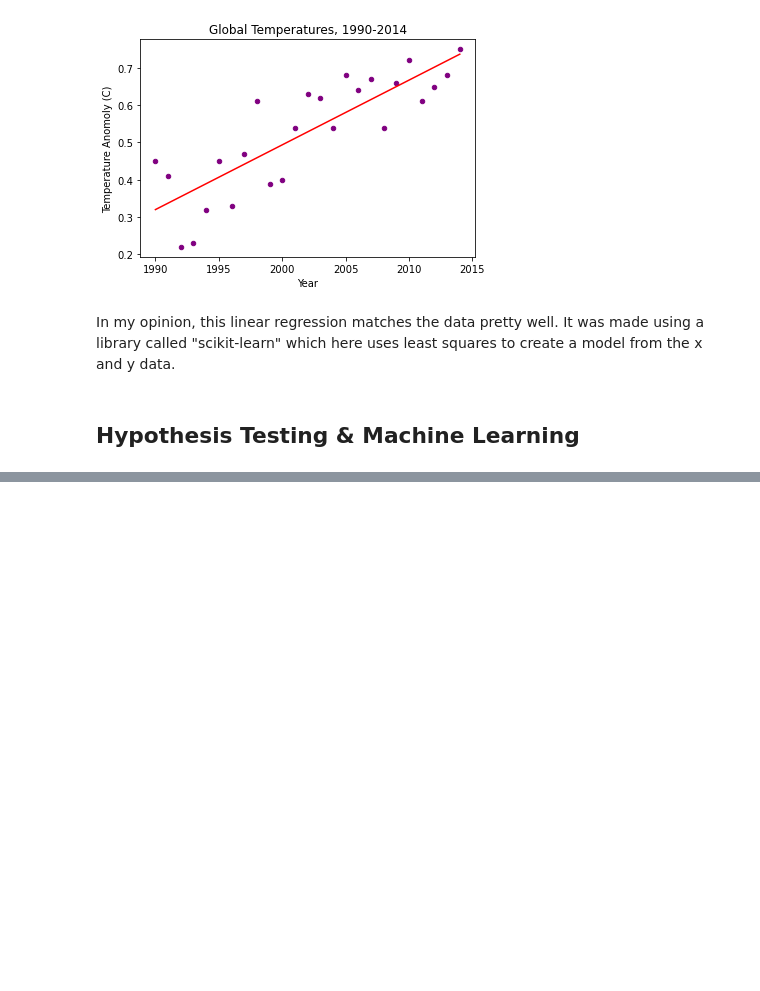
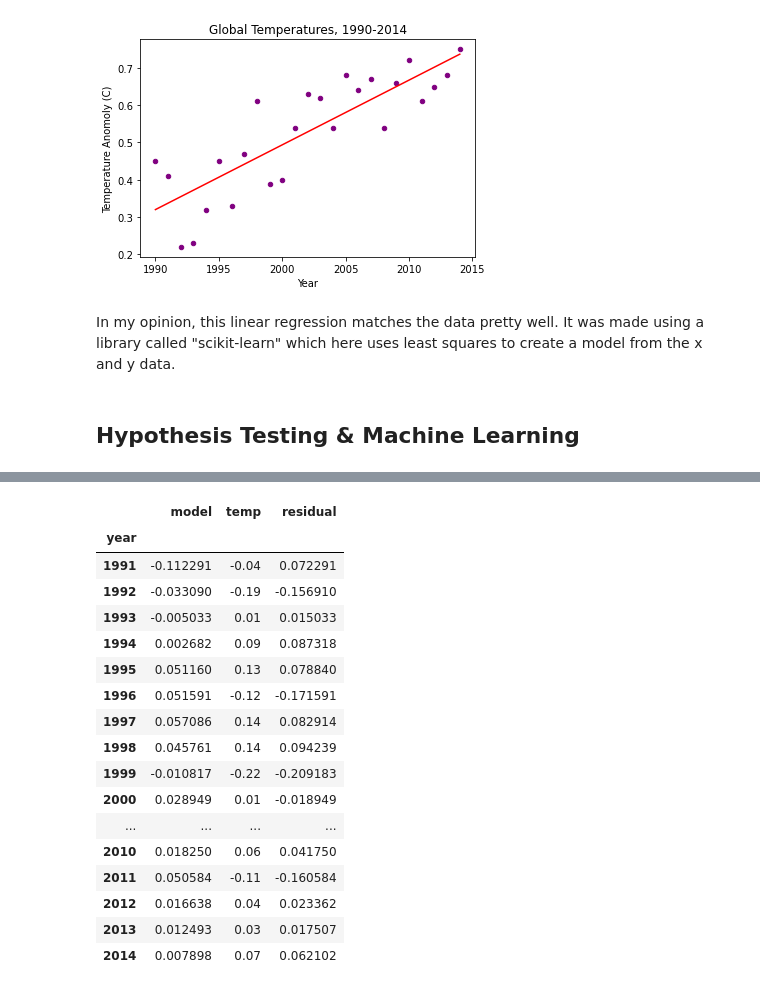
Before and after one commit to jpdevito/cmsc320, a Jupyter notebook: Tutorial.ipynb, the cells around one changed output, grey strips where cells are left out. Saved outputs shown, nothing was run; the diff lists cells and outputs as text; code cells hidden in the pictures; blank space fills up the shorter version.

Commit message:
tried model with diff of temp

```diff
--- a/Tutorial.ipynb
+++ b/Tutorial.ipynb
@@ -354,0 +304,5 @@ model_df.reset_index().plot(x="year", y="model", kind="scatter");
+# %%
+# creates the linear regression model
+X = df.reset_index(drop=True).drop(["GHGs", "temp"], axis=1).drop(0)
+y = df["temp"].diff().dropna()
+reg = LinearRegression().fit(X, y)
@@ -354,0 +311,7 @@ model_df.reset_index().plot(x="year", y="model", kind="scatter");
+# %%
+reg_df = pd.DataFrame(reg.predict(X))
+model_df = reg_df.set_index(df.index.drop(1990)).join(y)
+model_df.columns = ["model", "temp_diff"]
+model_df["residual"] = model_df["temp_diff"] - model_df["model"]
+
+model_df.head()
@@ -354,0 +355,21 @@ model_df.reset_index().plot(x="year", y="model", kind="scatter");
+# %%
+model_df
+# %% [output]
+|  | model | temp | residual |
+| year |  |  |  |
+| 1991 | -0.112291 | -0.04 | 0.072291 |
+| 1992 | -0.033090 | -0.19 | -0.156910 |
+| 1993 | -0.005033 | 0.01 | 0.015033 |
+| 1994 | 0.002682 | 0.09 | 0.087318 |
+| 1995 | 0.051160 | 0.13 | 0.078840 |
+| 1996 | 0.051591 | -0.12 | -0.171591 |
+| 1997 | 0.057086 | 0.14 | 0.082914 |
+| 1998 | 0.045761 | 0.14 | 0.094239 |
+| 1999 | -0.010817 | -0.22 | -0.209183 |
+| 2000 | 0.028949 | 0.01 | -0.018949 |
+| ... | ... | ... | ... |
+| 2010 | 0.018250 | 0.06 | 0.041750 |
+| 2011 | 0.050584 | -0.11 | -0.160584 |
+| 2012 | 0.016638 | 0.04 | 0.023362 |
+| 2013 | 0.012493 | 0.03 | 0.017507 |
+| 2014 | 0.007898 | 0.07 | 0.062102 |
```
Also changed, not shown: parts of 35 cells of this notebook.
